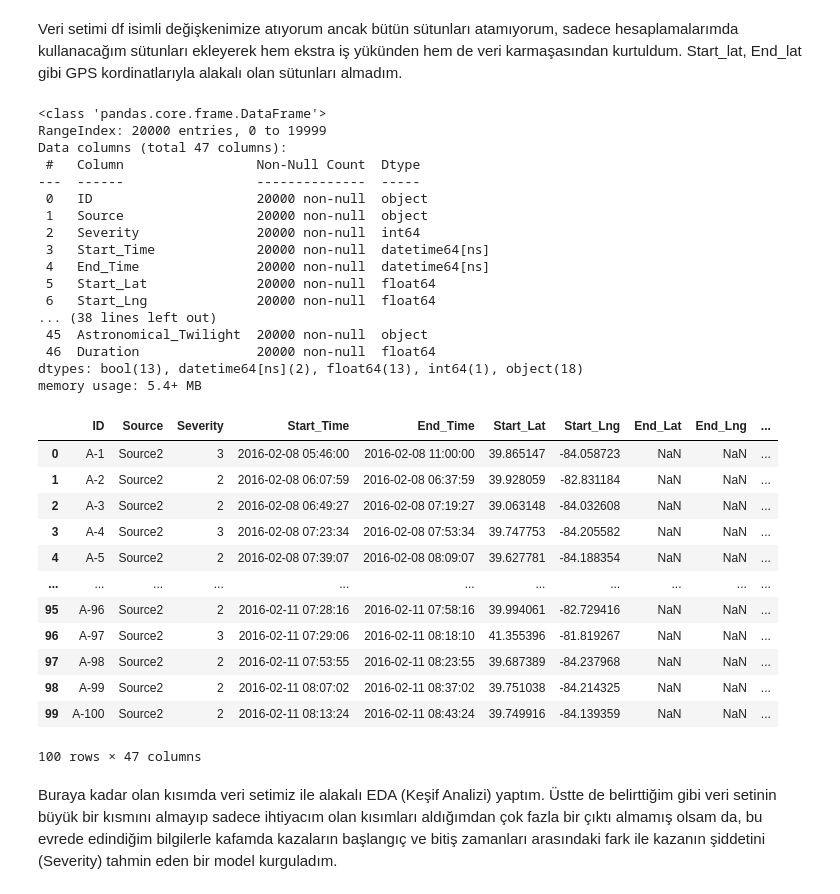
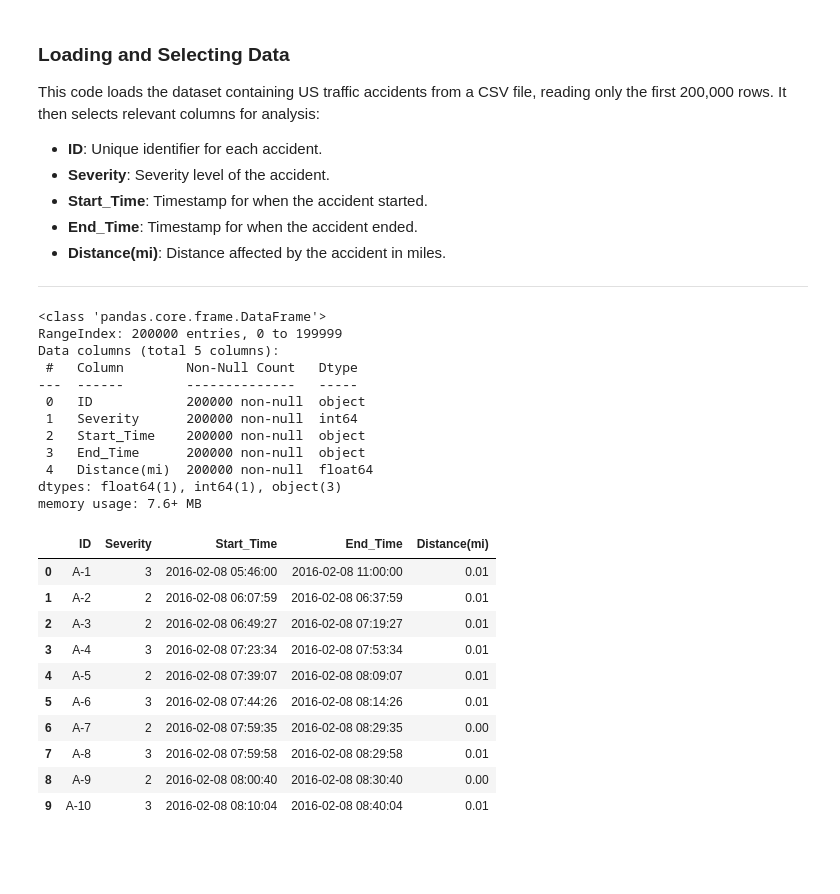
Before and after one commit to omerfbaltaci/us-crash-supervised-unsupervised, a Jupyter notebook: us-crash-supervised-unsupervised.ipynb, the cells around one changed output. Saved outputs shown, nothing was run; the diff lists cells and outputs as text; code cells hidden in the pictures; blank space fills up the shorter version.

```diff
--- a/us-crash-supervised-unsupervised.ipynb
+++ b/us-crash-supervised-unsupervised.ipynb
@@ -23,42 +31,40 @@ for dirname, _, filenames in os.walk('/kaggle/input'):
 # %%
-df = pd.read_csv("/kaggle/input/us-accidents/US_Accidents_March23.csv", nrows=20000)
+df = pd.read_csv("/kaggle/input/US_Accidents_March23.csv", nrows=200000)
 df = df[['ID', 'Severity', 'Start_Time', 'End_Time', 'Distance(mi)']]
-# %% [markdown]
-Veri setimi df isimli değişkenimize atıyorum ancak bütün sütunları atamıyorum, sadece hesaplamalarımda kullanacağım sütunları ekleyerek hem ekstra iş yükünden hem de veri karmaşasından kurtuldum. Start_lat, End_lat gibi GPS kordinatlarıyla alakalı olan sütunları almadım.
+# %% [markdown]
+### Loading and Selecting Data
+This code loads the dataset containing US traffic accidents from a CSV file, reading only the first 200,000 rows. It then selects relevant columns for analysis:
+- **ID**: Unique identifier for each accident.
+- **Severity**: Severity level of the accident.
+- **Start_Time**: Timestamp for when the accident started.
+- **End_Time**: Timestamp for when the accident ended.
+- **Distance(mi)**: Distance affected by the accident in miles.
+---
 # %%
 df.info()
 df.describe()
-df.head(100)
+df.head(10)
 # %% [output]
 <class 'pandas.core.frame.DataFrame'>
-RangeIndex: 20000 entries, 0 to 19999
-Data columns (total 47 columns):
- #   Column                 Non-Null Count  Dtype
----  ------                 --------------  -----
- 0   ID                     20000 non-null  object
- 1   Source                 20000 non-null  object
- 2   Severity               20000 non-null  int64
- 3   Start_Time             20000 non-null  datetime64[ns]
- 4   End_Time               20000 non-null  datetime64[ns]
- 5   Start_Lat              20000 non-null  float64
- 6   Start_Lng              20000 non-null  float64
-... (38 lines left out)
- 45  Astronomical_Twilight  20000 non-null  object
- 46  Duration               20000 non-null  float64
-dtypes: bool(13), datetime64[ns](2), float64(13), int64(1), object(18)
-memory usage: 5.4+ MB
+RangeIndex: 200000 entries, 0 to 199999
+Data columns (total 5 columns):
+ #   Column        Non-Null Count   Dtype
+---  ------        --------------   -----
+ 0   ID            200000 non-null  object
+ 1   Severity      200000 non-null  int64
+ 2   Start_Time    200000 non-null  object
+ 3   End_Time      200000 non-null  object
+ 4   Distance(mi)  200000 non-null  float64
+dtypes: float64(1), int64(1), object(3)
+memory usage: 7.6+ MB
-|  | ID | Source | Severity | Start_Time | End_Time | Start_Lat | Start_Lng | End_Lat | End_Lng | ... |
-| 0 | A-1 | Source2 | 3 | 2016-02-08 05:46:00 | 2016-02-08 11:00:00 | 39.865147 | -84.058723 | NaN | NaN | ... |
-| 1 | A-2 | Source2 | 2 | 2016-02-08 06:07:59 | 2016-02-08 06:37:59 | 39.928059 | -82.831184 | NaN | NaN | ... |
-| 2 | A-3 | Source2 | 2 | 2016-02-08 06:49:27 | 2016-02-08 07:19:27 | 39.063148 | -84.032608 | NaN | NaN | ... |
-| 3 | A-4 | Source2 | 3 | 2016-02-08 07:23:34 | 2016-02-08 07:53:34 | 39.747753 | -84.205582 | NaN | NaN | ... |
-| 4 | A-5 | Source2 | 2 | 2016-02-08 07:39:07 | 2016-02-08 08:09:07 | 39.627781 | -84.188354 | NaN | NaN | ... |
-| ... | ... | ... | ... | ... | ... | ... | ... | ... | ... | ... |
-| 95 | A-96 | Source2 | 2 | 2016-02-11 07:28:16 | 2016-02-11 07:58:16 | 39.994061 | -82.729416 | NaN | NaN | ... |
-| 96 | A-97 | Source2 | 3 | 2016-02-11 07:29:06 | 2016-02-11 08:18:10 | 41.355396 | -81.819267 | NaN | NaN | ... |
-| 97 | A-98 | Source2 | 2 | 2016-02-11 07:53:55 | 2016-02-11 08:23:55 | 39.687389 | -84.237968 | NaN | NaN | ... |
-| 98 | A-99 | Source2 | 2 | 2016-02-11 08:07:02 | 2016-02-11 08:37:02 | 39.751038 | -84.214325 | NaN | NaN | ... |
-| 99 | A-100 | Source2 | 2 | 2016-02-11 08:13:24 | 2016-02-11 08:43:24 | 39.749916 | -84.139359 | NaN | NaN | ... |
+|  | ID | Severity | Start_Time | End_Time | Distance(mi) |
+| 0 | A-1 | 3 | 2016-02-08 05:46:00 | 2016-02-08 11:00:00 | 0.01 |
+| 1 | A-2 | 2 | 2016-02-08 06:07:59 | 2016-02-08 06:37:59 | 0.01 |
+| 2 | A-3 | 2 | 2016-02-08 06:49:27 | 2016-02-08 07:19:27 | 0.01 |
+| 3 | A-4 | 3 | 2016-02-08 07:23:34 | 2016-02-08 07:53:34 | 0.01 |
+| 4 | A-5 | 2 | 2016-02-08 07:39:07 | 2016-02-08 08:09:07 | 0.01 |
+| 5 | A-6 | 3 | 2016-02-08 07:44:26 | 2016-02-08 08:14:26 | 0.01 |
+| 6 | A-7 | 2 | 2016-02-08 07:59:35 | 2016-02-08 08:29:35 | 0.00 |
+| 7 | A-8 | 3 | 2016-02-08 07:59:58 | 2016-02-08 08:29:58 | 0.01 |
+| 8 | A-9 | 2 | 2016-02-08 08:00:40 | 2016-02-08 08:30:40 | 0.00 |
+| 9 | A-10 | 3 | 2016-02-08 08:10:04 | 2016-02-08 08:40:04 | 0.01 |
-100 rows × 47 columns
-# %% [markdown]
-Buraya kadar olan kısımda veri setimiz ile alakalı EDA (Keşif Analizi) yaptım. Üstte de belirttiğim gibi veri setinin büyük bir kısmını almayıp sadece ihtiyacım olan kısımları aldığımdan çok fazla bir çıktı almamış olsam da, bu evrede edindiğim bilgilerle kafamda kazaların başlangıç ve bitiş zamanları arasındaki fark ile kazanın şiddetini (Severity) tahmin eden bir model kurguladım.
```
Also changed, not shown: parts of 33 cells of this notebook.
